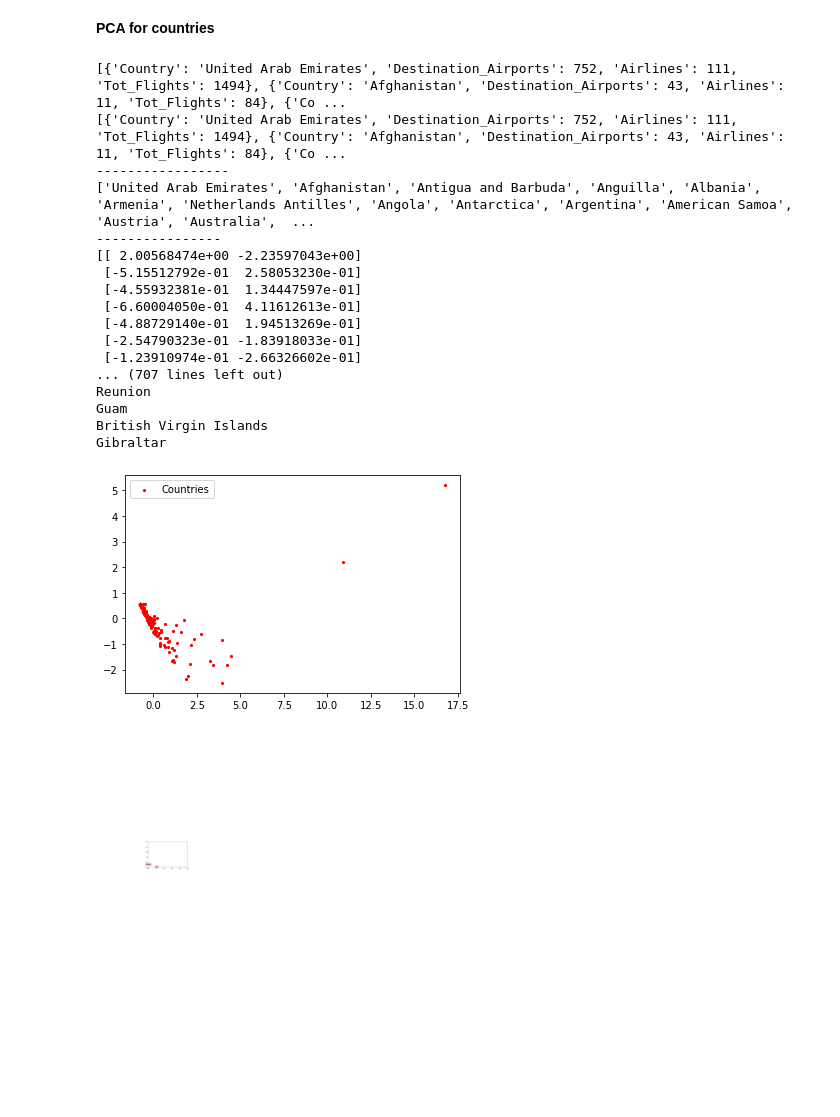
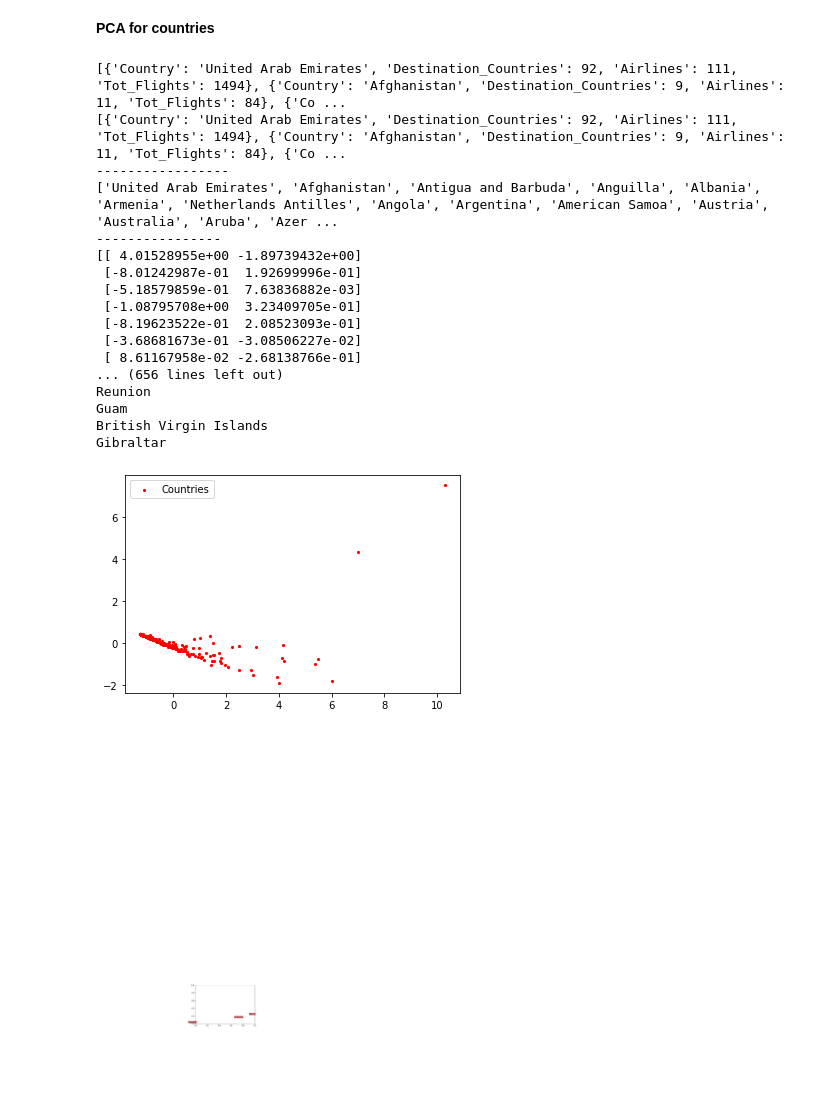
Before and after one commit to gianluca-maselli/Traffic-Airline-Analyzer, a Jupyter notebook: PCAscript.ipynb, the cells around one changed output. Drawn from its saved outputs; the diff is of its cells as text; code cells hidden in the pictures; blank space fills up the shorter version.

```diff
--- a/PCAscript.ipynb
+++ b/PCAscript.ipynb
@@ -53,6 +53,6 @@ centroids.plot(ax = base, marker = 'o', color = 'red', markersize = 5)
 #airports data
 data = pd.read_csv('/content/drive/MyDrive/dataPCA.csv', sep=';')
 #countries data
-data2 = pd.read_csv('/content/drive/MyDrive/dataPCA_countries.csv', sep=';')
+data2 = pd.read_csv('/content/drive/MyDrive/dataPCA_countries2.csv', sep=';')
 data2.head(20)
 # %% [output]
@@ -175,11 +175,11 @@ for i in range(len(data2)):
   row = data2.iloc[i]
   country = row['Country']
   #destination_Airports = row['Destination_Airports']
-  destination_Airports = row['Destination_Airports']
+  destination_countries = row['Destination_Countries']
   airlines = row['Airlines']
   tot_flights = row['Tot_Flights']
   dictionary = {'Country':country,
-               'Destination_Airports':destination_Airports,
+               'Destination_Countries':destination_countries,
                'Airlines':airlines,
                'Tot_Flights':tot_flights
                }
@@ -193,7 +193,7 @@ def dim_red_computation (dictionary, dim_reduction_alg='PCA'):
     for node in dictionary:
         nodes_id.append(node['Country'])
         node_values = []
-        node_values.append(node['Destination_Airports'])
+        node_values.append(node['Destination_Countries'])
         node_values.append(node['Airlines'])
         node_values.append(node['Tot_Flights'])
 
@@ -238,44 +238,44 @@ print(nodes_id)
 print('----------------')
 print(pos)
 print('----------------')
 print(standard_input_list)
 
 #plot_dim_red(nodes_id, pos)
 j = 0
 pca_dict = []
 for i in range(len(nodes_id)):
 
     pca_res = {}
     pos_dict = []
     country = str(nodes_id[i])
     print(country)
     x = pos[i][0]
     y = pos[i][1]
     pos_dict = [x,y]
     pca_res = {"Country": country, "PCA_pos": pos_dict}
     pca_dict.append(pca_res)
 
 #print(pca_dict)
-with open('/content/drive/MyDrive/pca_countries_pos.json', 'w') as f:
+with open('/content/drive/MyDrive/pca_countries2_pos.json', 'w') as f:
     json.dump(pca_dict,f)
 plot_dim_red(nodes_id, pos)
 # %% [output]
-[{'Country': 'United Arab Emirates', 'Destination_Airports': 752, 'Airlines': 111, 'Tot_Flights': 1494}, {'Country': 'Afghanistan', 'Destination_Airports': 43, 'Airlines': 11, 'Tot_Flights': 84}, {'Co ...
-[{'Country': 'United Arab Emirates', 'Destination_Airports': 752, 'Airlines': 111, 'Tot_Flights': 1494}, {'Country': 'Afghanistan', 'Destination_Airports': 43, 'Airlines': 11, 'Tot_Flights': 84}, {'Co ...
+[{'Country': 'United Arab Emirates', 'Destination_Countries': 92, 'Airlines': 111, 'Tot_Flights': 1494}, {'Country': 'Afghanistan', 'Destination_Countries': 9, 'Airlines': 11, 'Tot_Flights': 84}, {'Co ...
+[{'Country': 'United Arab Emirates', 'Destination_Countries': 92, 'Airlines': 111, 'Tot_Flights': 1494}, {'Country': 'Afghanistan', 'Destination_Countries': 9, 'Airlines': 11, 'Tot_Flights': 84}, {'Co ...
 -----------------
-['United Arab Emirates', 'Afghanistan', 'Antigua and Barbuda', 'Anguilla', 'Albania', 'Armenia', 'Netherlands Antilles', 'Angola', 'Antarctica', 'Argentina', 'American Samoa', 'Austria', 'Australia',  ...
+['United Arab Emirates', 'Afghanistan', 'Antigua and Barbuda', 'Anguilla', 'Albania', 'Armenia', 'Netherlands Antilles', 'Angola', 'Argentina', 'American Samoa', 'Austria', 'Australia', 'Aruba', 'Azer ...
 ----------------
-[[ 2.00568474e+00 -2.23597043e+00]
- [-5.15512792e-01  2.58053230e-01]
- [-4.55932381e-01  1.34447597e-01]
- [-6.60004050e-01  4.11612613e-01]
- [-4.88729140e-01  1.94513269e-01]
- [-2.54790323e-01 -1.83918033e-01]
- [-1.23910974e-01 -2.66326602e-01]
-... (707 lines left out)
+[[ 4.01528955e+00 -1.89739432e+00]
+ [-8.01242987e-01  1.92699996e-01]
+ [-5.18579859e-01  7.63836882e-03]
+ [-1.08795708e+00  3.23409705e-01]
+ [-8.19623522e-01  2.08523093e-01]
+ [-3.68681673e-01 -3.08506227e-02]
+ [ 8.61167958e-02 -2.68138766e-01]
+... (656 lines left out)
 Reunion
 Guam
 British Virgin Islands
 Gibraltar
-[figure, old version]
+[figure, new version]
-[figure, old version]
+[figure, new version]
```
Also changed, not shown: parts of 2 cells of this notebook.
